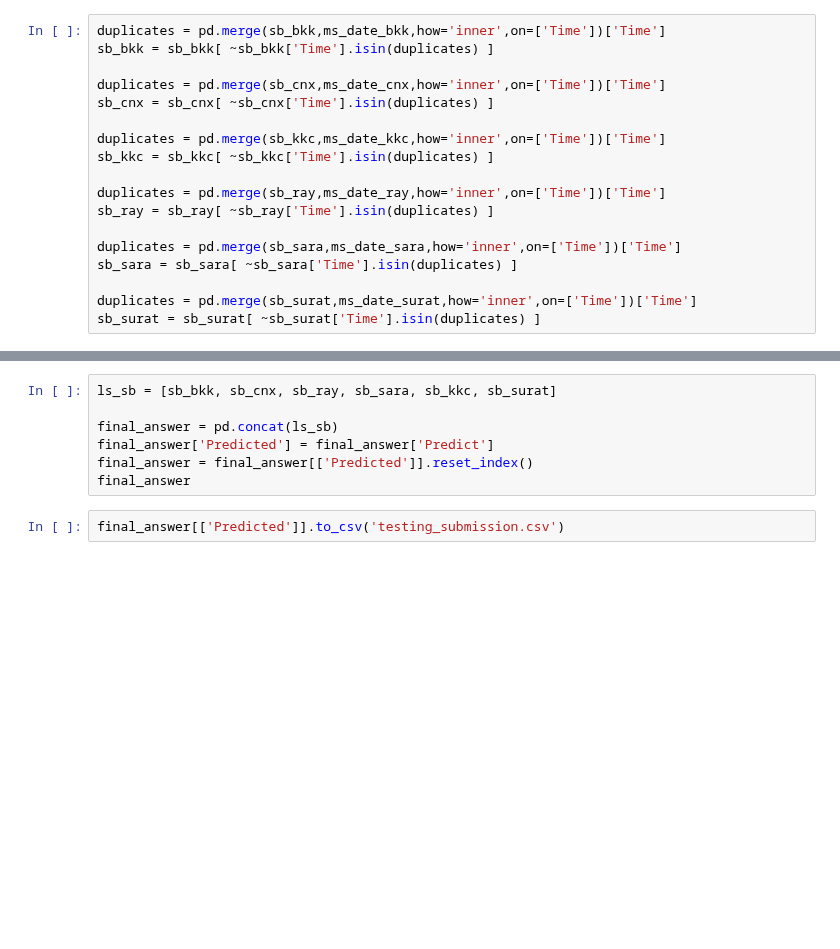
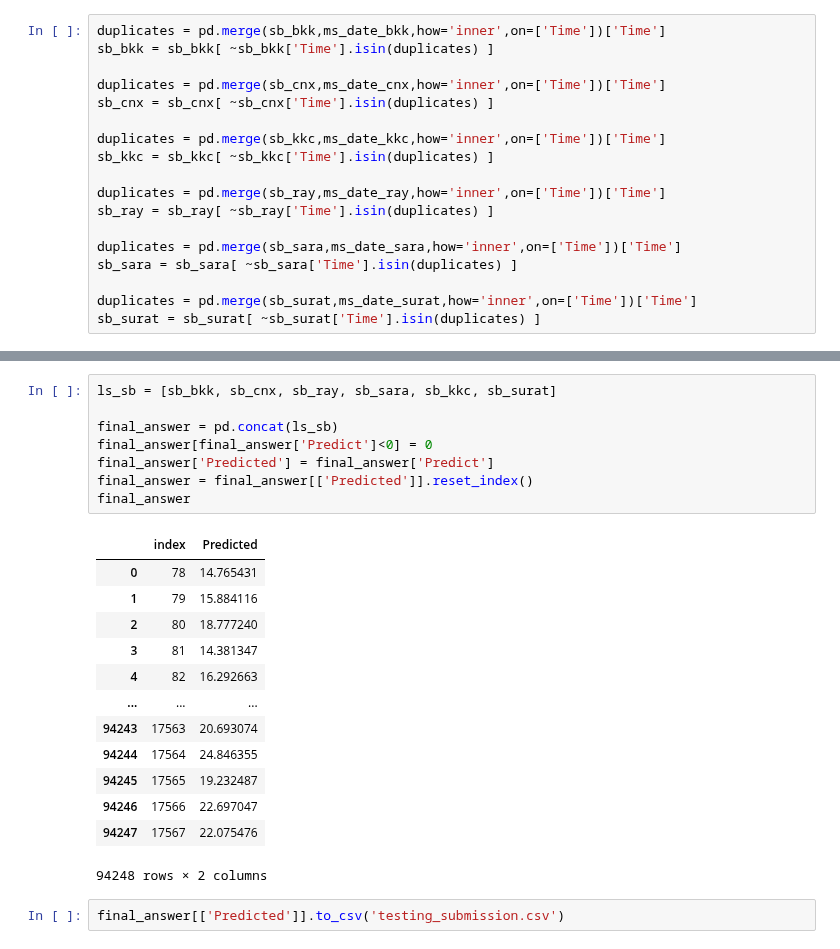
Before and after one commit to One-Night-Miracle/Data-Science-Project1-2021-2-PM2.5-Kaggle, a Jupyter notebook: data_before_submission.ipynb, the cells around one changed output, grey strips where cells are left out. Cells and saved outputs as stored; diff of their text form; blank space fills up the shorter version.

```diff
--- a/data_before_submission.ipynb
+++ b/data_before_submission.ipynb
@@ -50,9 +78,24 @@ sb_bkk.head()
 # %%
 ls_sb = [sb_bkk, sb_cnx, sb_ray, sb_sara, sb_kkc, sb_surat]
 
 final_answer = pd.concat(ls_sb)
+final_answer[final_answer['Predict']<0] = 0
 final_answer['Predicted'] = final_answer['Predict']
 final_answer = final_answer[['Predicted']].reset_index()
 final_answer
+# %% [output]
+|  | index | Predicted |
+| 0 | 78 | 14.765431 |
+| 1 | 79 | 15.884116 |
+| 2 | 80 | 18.777240 |
+| 3 | 81 | 14.381347 |
+| 4 | 82 | 16.292663 |
+| ... | ... | ... |
+| 94243 | 17563 | 20.693074 |
+| 94244 | 17564 | 24.846355 |
+| 94245 | 17565 | 19.232487 |
+| 94246 | 17566 | 22.697047 |
+| 94247 | 17567 | 22.075476 |
+94248 rows × 2 columns
 # %%
 final_answer[['Predicted']].to_csv('testing_submission.csv')
```
Also changed, not shown: parts of 4 cells of this notebook, 34 other files.
